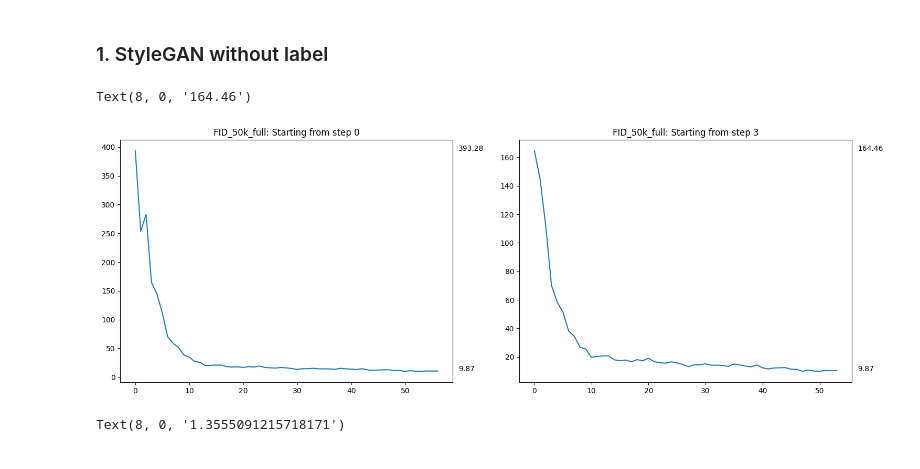
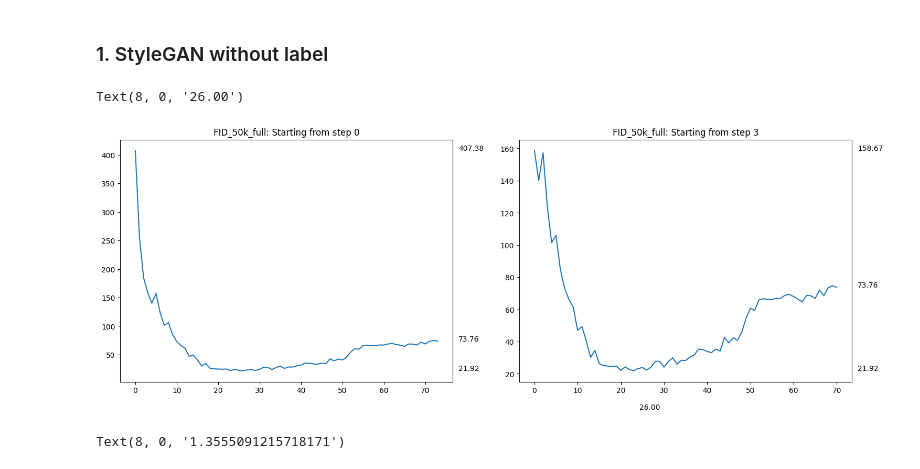
Before and after one commit to Jeremstym/depoibens, a Jupyter notebook: statdes.ipynb, the cells around one changed output. Saved outputs shown, nothing was run; the diff lists cells and outputs as text; code cells hidden in the pictures.

Commit message:
Analyse results

```diff
--- a/statdes.ipynb
+++ b/statdes.ipynb
@@ -215,21 +215,30 @@ res2 = pd.read_json("results/metric-fid50k_full_styleGAN69.jsonl", lines=True)
 res3 = pd.read_json("results/metric-fid50k_full_styleGAN78.jsonl", lines=True)
 stats = pd.read_json("results/stats_SG33.jsonl", lines=True)
 # %%
-res3["res"] = res3["results"].apply(lambda x: list(x.values())[0])
+res2["res"] = res2["results"].apply(lambda x: list(x.values())[0])
 # %%
-var = res3["res"].values
+var = res2["res"].values
 fig, axes = plt.subplots(1, 2, figsize=(18, 6))
 axes[0].plot(var)
 axes[0].set_title("FID_50k_full: Starting from step 0")
 axes[0].annotate('%0.2f' % var.min(), xy=(1, var.min()), xytext=(8, 0), xycoords=('axes fraction', 'data'), textcoords='offset points')
 axes[0].annotate('%0.2f' % var.max(), xy=(1, var.max()), xytext=(8, 0), xycoords=('axes fraction', 'data'), textcoords='offset points')
+# annotate last value
+axes[0].annotate('%0.2f' % var[-1], xy=(1, var[-1]), xytext=(8, 0), xycoords=('axes fraction', 'data'), textcoords='offset points')
+# annotate absciss where min is reached
+# axes[0].annotate('%0.2f' % var.argmin(), xy=(var.argmin(), -20), xytext=(8, 0), xycoords=('data', 'data'), textcoords='offset points')
+
 axes[1].plot(var[3:])
 axes[1].set_title("FID_50k_full: Starting from step 3")
 axes[1].annotate('%0.2f' % var.min(), xy=(1, var.min()), xytext=(8, 0), xycoords=('axes fraction', 'data'), textcoords='offset points')
 axes[1].annotate('%0.2f' % var[3:].max(), xy=(1, var[3:].max()), xytext=(8, 0), xycoords=('axes fraction', 'data'), textcoords='offset points')
+# annotate last value
+axes[1].annotate('%0.2f' % var[-1], xy=(1, var[-1]), xytext=(8, 0), xycoords=('axes fraction', 'data'), textcoords='offset points')
+# annotate absciss where min is reached
+axes[1].annotate('%0.2f' % var.argmin(), xy=(var[3:].argmin(),-2), xytext=(8, 0), xycoords=('data', 'data'), textcoords='offset points')
 # %% [output]
-Text(8, 0, '164.46')
+Text(8, 0, '26.00')
-[figure, old version]
+[figure, new version]
 # %%
 # get adversarial loss from jsonl
 stats["Loss/G/loss"].apply(lambda x: x["mean"])[3:].plot()
```
